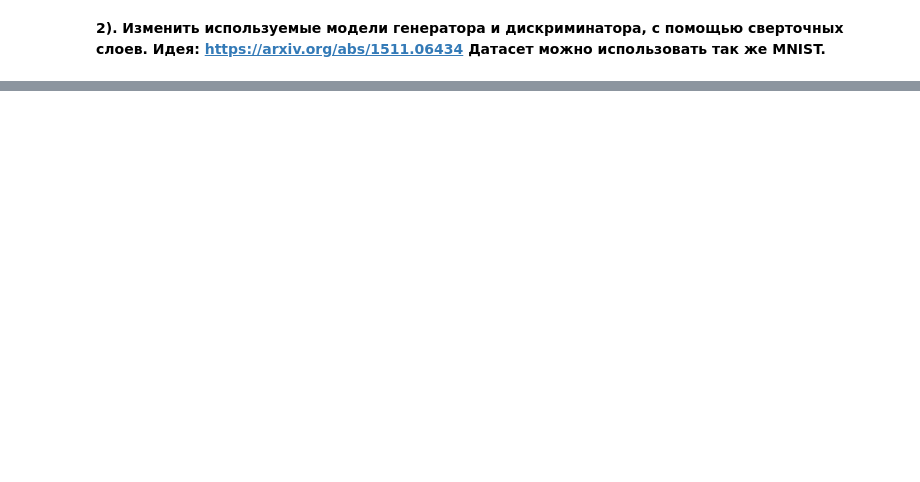
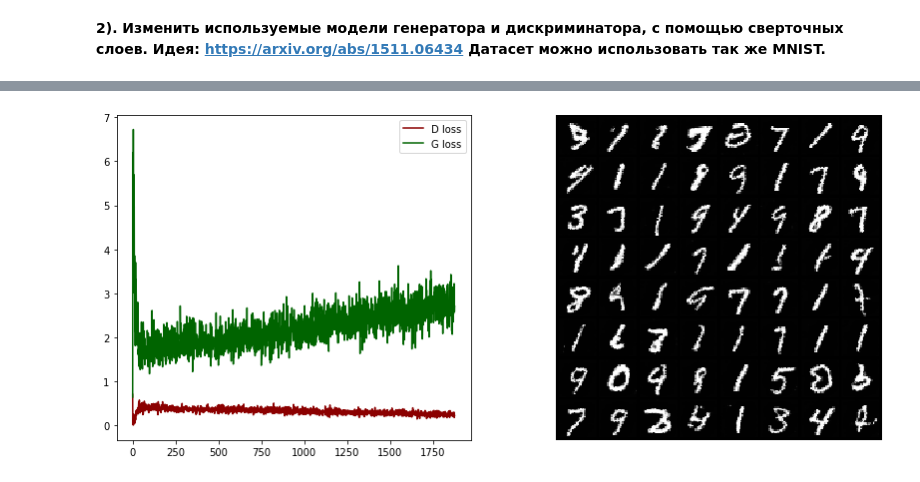
Before and after one commit to NovikovVN/pytorch, a Jupyter notebook: pytorch3.ipynb, the cells around one changed output, grey strips where cells are left out. Saved outputs shown, nothing was run; the diff lists cells and outputs as text; code cells hidden in the pictures; blank space fills up the shorter version.

```diff
--- a/pytorch3.ipynb
+++ b/pytorch3.ipynb
@@ -186,0 +351,13 @@ plt.show()
+# %%
+######## функция для вывода и сохранения изображения ########
+def sample_image(static_sample, ax, save_img = True):
+    npimg = make_grid(static_sample.data[:batch_size]).cpu().numpy()
+    npimg = (npimg * 255).astype(np.uint8)
+    ax.imshow(np.transpose(npimg, (1, 2, 0)), interpolation="nearest")
+    ax.axis('off')
+    if save_img:
+        save_image(gen_imgs.data[:batch_size], "images/%d.png" % batches_done, nrow=8, normalize=True)
+# %%
+optimizer_D = torch.optim.Adam(discriminator.parameters(), lr=lr)
+optimizer_G = torch.optim.Adam(generator.parameters(), lr=lr)
+adversarial_loss = nn.BCELoss()
@@ -186,0 +366,65 @@ plt.show()
+# %%
+torch.manual_seed(seed)
+
+d_loss_history, g_loss_history = [], []
+for epoch in range(n_epochs):
+    for i, (imgs, labels) in enumerate(real_data):
+
+        batch_size = imgs.shape[0]
+##################### Лейблы для данных: 1 - настоящие, 0 - сгенерированные ########
+        valid = Variable(torch.FloatTensor(batch_size, 1).fill_(1.0), requires_grad=False).to(device)
+        fake = Variable(torch.FloatTensor(batch_size, 1).fill_(0.0), requires_grad=False).to(device)
+
+        real_imgs = Variable(imgs.type(torch.FloatTensor)).to(device)
+
+
+######################  Тренировка генератора    ##########################
+
+        optimizer_G.zero_grad()
+
+        #генерация шума
+        z = Variable(torch.FloatTensor(np.random.normal(0, 1, (batch_size, latent_dim)))).to(device)
+
+        gen_imgs = generator(z)
+
+        validity = discriminator(gen_imgs)
+        g_loss = adversarial_loss(validity, valid)
+
+        g_loss.backward()
+        optimizer_G.step()
+
+######################  Тренировка дискриминатора    ##########################
+
+        optimizer_D.zero_grad()
+
+        real_pred = discriminator(real_imgs)
+        d_real_loss = adversarial_loss(real_pred, valid)
+
+        fake_pred = discriminator(gen_imgs.detach())
+        d_fake_loss = adversarial_loss(fake_pred, fake)
+
+        d_loss = (d_real_loss + d_fake_loss) / 2
+
+        d_loss.backward()
+        optimizer_D.step()
+
+######## Отображение процесса обучения и вывод функций потерь ############
+        batches_done = epoch * len(real_data) + i
+
+        if batches_done % sample_interval == 0:
+            clear_output(wait=True)
+            print("[Epoch %3d/%3d] [Batch %3d/%3d] D loss: %.4f G loss: %.4f" % \
+                  (epoch, n_epochs, i, len(real_data), d_loss.item(), g_loss.item()) )
+
+            d_loss_history.append(d_loss.item())
+            g_loss_history.append(g_loss.item())
+
+            fig, axes = plt.subplots(1, 2, figsize=(14, 6))
+            axes[0].plot(d_loss_history, label='D loss', c='darkred')
+            axes[0].plot(g_loss_history, label='G loss', c='darkgreen')
+            axes[0].legend(loc='upper right')
+
+            sample_image(gen_imgs, axes[1])
+
+            plt.show()
+# %% [output]
@@ -186,0 +432 @@ plt.show()
+[figure, added]
```
Also changed, not shown: parts of 29 cells of this notebook.
